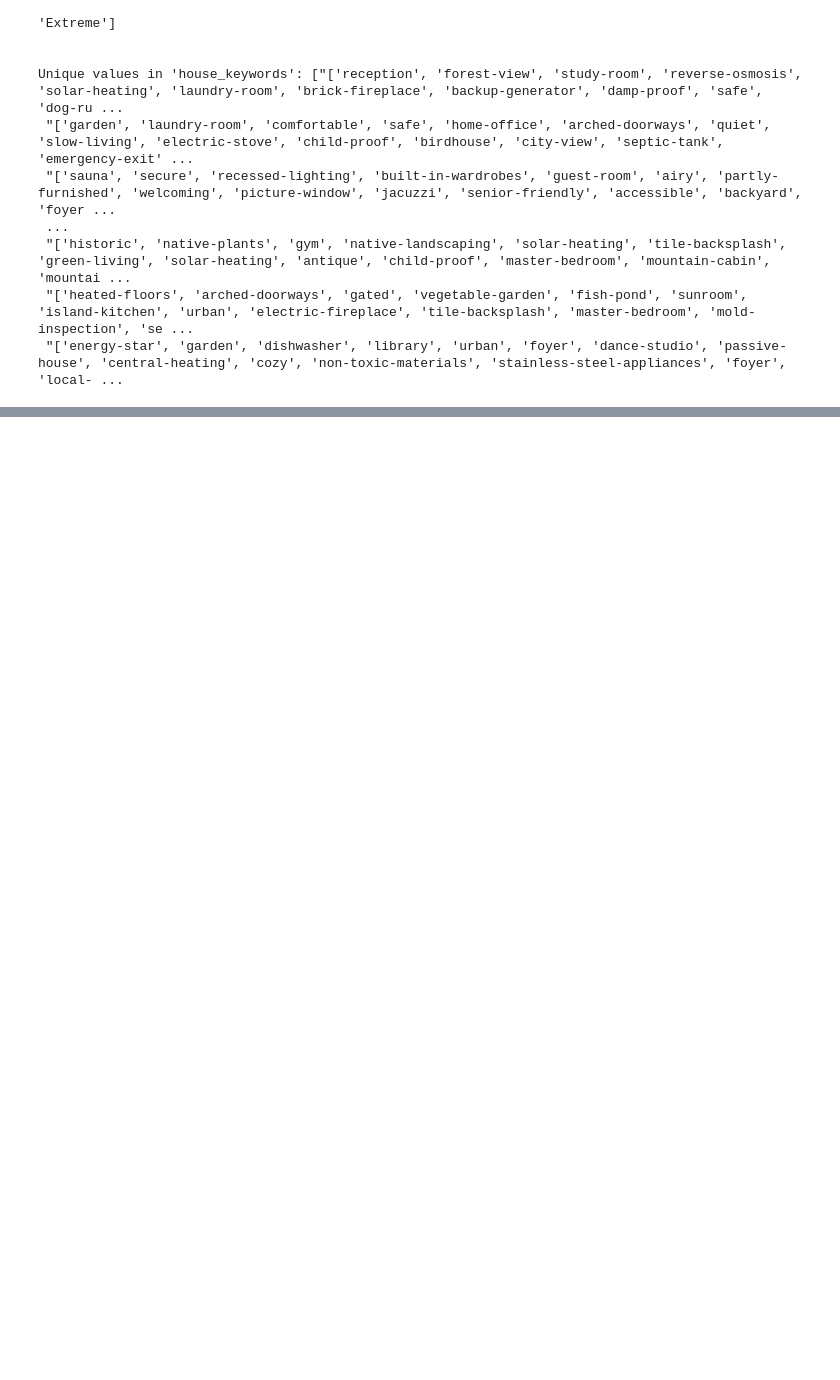
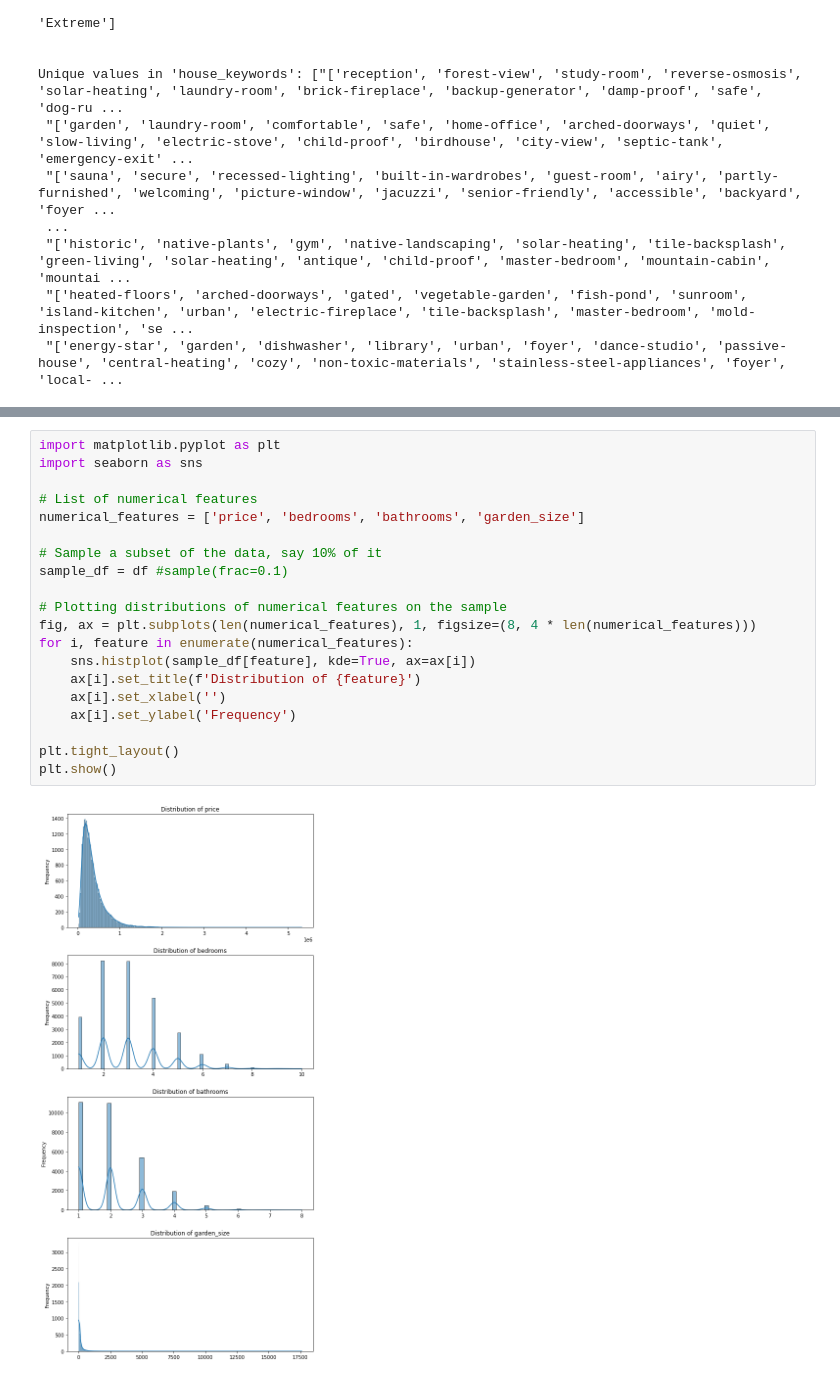
Before and after one commit to aileensiele/HouseRecommendation, a Jupyter notebook: random_forest..ipynb, the cells around one changed output, grey strips where cells are left out. Cells and saved outputs as stored; diff of their text form; blank space fills up the shorter version.

Commit message:
plot graphs and analyze for skewness

```diff
--- a/random_forest..ipynb
+++ b/random_forest..ipynb
@@ -143,3 +145,25 @@ print(df_encoded.head())
 4         2         6.0  ['convenient', 'condo', 'water-saving', 'perma...
 
 [5 rows x 32 columns]
+# %%
+import matplotlib.pyplot as plt
+import seaborn as sns
+
+# List of numerical features
+numerical_features = ['price', 'bedrooms', 'bathrooms', 'garden_size']
+
+# Sample a subset of the data, say 10% of it
+sample_df = df #sample(frac=0.1)
+
+# Plotting distributions of numerical features on the sample
+fig, ax = plt.subplots(len(numerical_features), 1, figsize=(8, 4 * len(numerical_features)))
+for i, feature in enumerate(numerical_features):
+    sns.histplot(sample_df[feature], kde=True, ax=ax[i])
+    ax[i].set_title(f'Distribution of {feature}')
+    ax[i].set_xlabel('')
+    ax[i].set_ylabel('Frequency')
+
+plt.tight_layout()
+plt.show()
+# %% [output]
+[figure, added]
```
Also changed, not shown: parts of 2 cells of this notebook.
